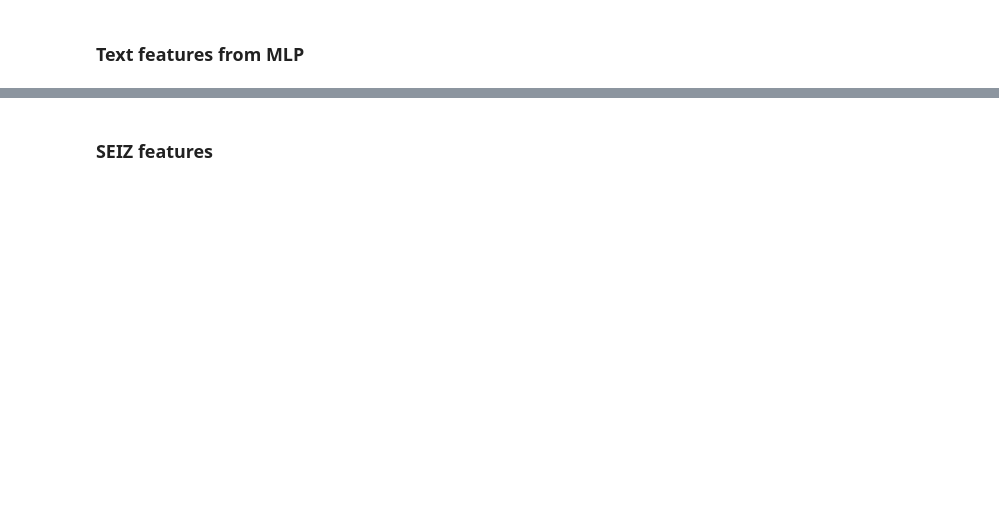
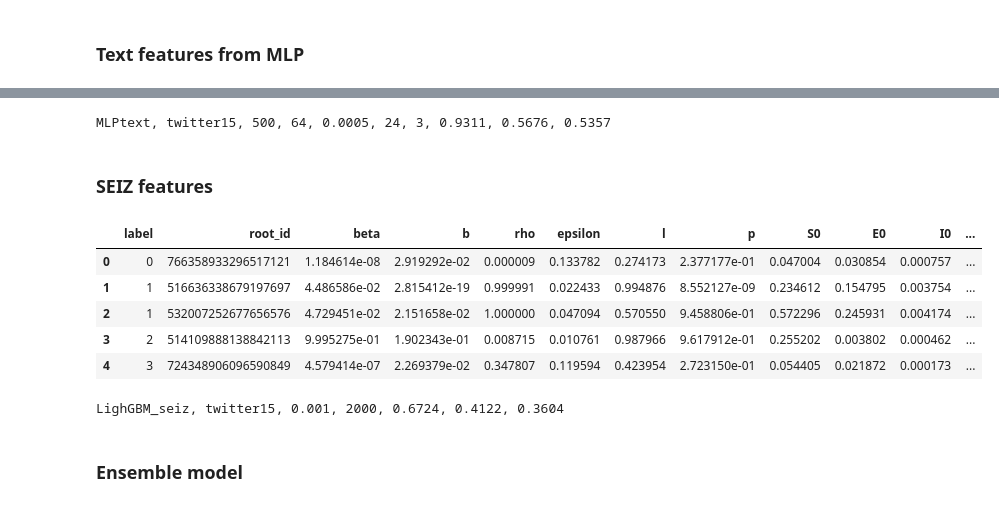
Before and after one commit to manonromain/FakeNews, a Jupyter notebook: seq_features_analysis.ipynb, the cells around one changed output, grey strips where cells are left out. Saved outputs shown, nothing was run; the diff lists cells and outputs as text; code cells hidden in the pictures; blank space fills up the shorter version.

```diff
--- a/seq_features_analysis.ipynb
+++ b/seq_features_analysis.ipynb
@@ -230,7 +282,7 @@ hidden_size = 24
 batch_size = 64
 lr = 0.0005
 # dropout_prob =0.5
-n_epochs = 100
+n_epochs = 500 if exp_name == 'twitter15' else 100
 # %%
 device='cuda' if torch.cuda.is_available() else 'cpu'
 # %%
@@ -293,4 +356,46 @@ for epoch in range(n_epochs):
 # %%
-print(f"MLPtext, {exp_name}, 100, 64, 5e-4, 24, 3, {eval_loader(mlp, train_loader):.4f}, {eval_loader(mlp, val_loader):.4f}, {eval_loader(mlp, test_loader):.4f}")
+print(f"MLPtext, {exp_name}, {n_epochs}, {batch_size}, {lr}, {hidden_size}, {n_hidden_layers}, {eval_loader(mlp, train_loader):.4f}, {eval_loader(mlp, val_loader):.4f}, {eval_loader(mlp, test_loader):.4f}")
+# %% [output]
+MLPtext, twitter15, 500, 64, 0.0005, 24, 3, 0.9311, 0.5676, 0.5357
 # %% [markdown]
 ### SEIZ features
+# %%
+seiz_train = pd.read_csv(f'seiz_dataset_{exp_name}.csv')
+seiz_val = pd.read_csv(f"seiz_dataset_{exp_name}_val.csv")
+seiz_test = pd.read_csv(f"seiz_dataset_{exp_name}_test.csv")
+# %%
+init_pops = ['S0', 'E0', 'I0', 'Z0']
+def transform_seiz_data(input_data):
+    #Computing R score
+    df = input_data.copy()
+    p = df.p.values
+    beta = df.beta.values
+    l = df.l.values
+    rho = df.rho.values
+    epsilon = df.epsilon.values
+    b = df.b.values
+    df['R'] = ((1 - p) * beta + (1 - l) * b) / (rho + epsilon)
+    # Normalizing population columns
+    df['N'] = df[init_pops].values.sum(1)
+    for col in init_pops:
+        df[col] = df[col].values / df['N'].values
+    df = df.drop(columns='N')
+    #Incubation time is relevant
+    df['incubation_time'] = 1 / df.epsilon.values
+    #Encode target as category for lightgbm
+    df.label = df.label.apply(lambda x: lookup_dict[x])
+    df = df.rename(columns={'ID':'root_id'})
+    return df
+# %%
+seiz_train = transform_seiz_data(seiz_train)
+seiz_val = transform_seiz_data(seiz_val)
+seiz_test = transform_seiz_data(seiz_test)
+# %%
+seiz_train.head()
+# %% [output]
+|  | label | root_id | beta | b | rho | epsilon | l | p | S0 | E0 | I0 | ... |
+| 0 | 0 | 766358933296517121 | 1.184614e-08 | 2.919292e-02 | 0.000009 | 0.133782 | 0.274173 | 2.377177e-01 | 0.047004 | 0.030854 | 0.000757 | ... |
+| 1 | 1 | 516636338679197697 | 4.486586e-02 | 2.815412e-19 | 0.999991 | 0.022433 | 0.994876 | 8.552127e-09 | 0.234612 | 0.154795 | 0.003754 | ... |
+| 2 | 1 | 532007252677656576 | 4.729451e-02 | 2.151658e-02 | 1.000000 | 0.047094 | 0.570550 | 9.458806e-01 | 0.572296 | 0.245931 | 0.004174 | ... |
+| 3 | 2 | 514109888138842113 | 9.995275e-01 | 1.902343e-01 | 0.008715 | 0.010761 | 0.987966 | 9.617912e-01 | 0.255202 | 0.003802 | 0.000462 | ... |
+| 4 | 3 | 724348906096590849 | 4.579414e-07 | 2.269379e-02 | 0.347807 | 0.119594 | 0.423954 | 2.723150e-01 | 0.054405 | 0.021872 | 0.000173 | ... |
@@ -296,0 +417,6 @@ print(f"MLPtext, {exp_name}, 100, 64, 5e-4, 24, 3, {eval_loader(mlp, train_loade
+# %%
+print(f"LighGBM_seiz, {exp_name}, {params_seiz['learning_rate']}, {params_seiz['n_estimators']}, {return_accuracy(seiz_train, gbm_model_seiz):.4f}, {return_accuracy(seiz_val, gbm_model_seiz):.4f}, {return_accuracy(seiz_test, gbm_model_seiz):.4f}")
+# %% [output]
+LighGBM_seiz, twitter15, 0.001, 2000, 0.6724, 0.4122, 0.3604
+# %% [markdown]
+### Ensemble model
```
Also changed, not shown: parts of 43 cells of this notebook, 1 other file.
